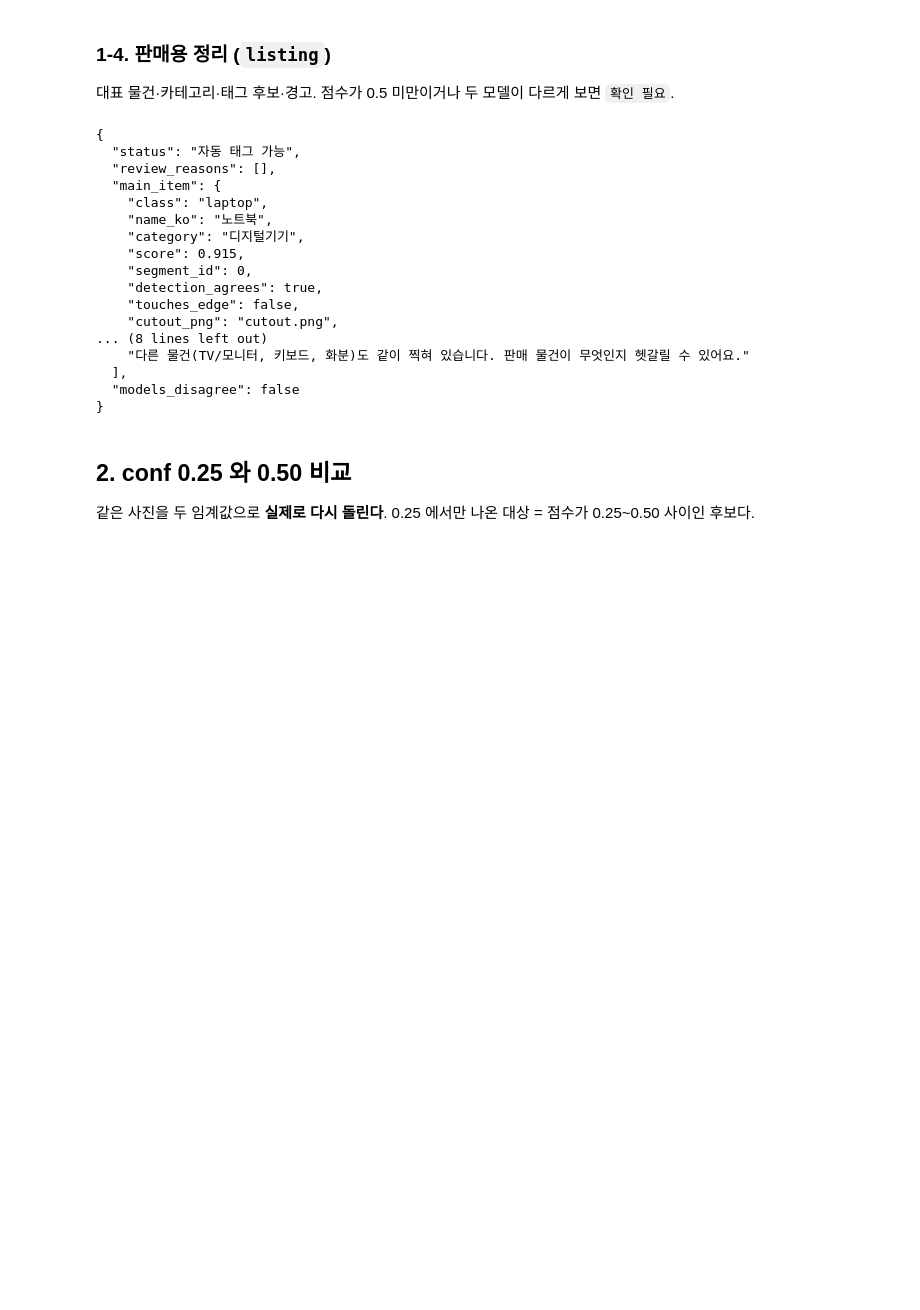
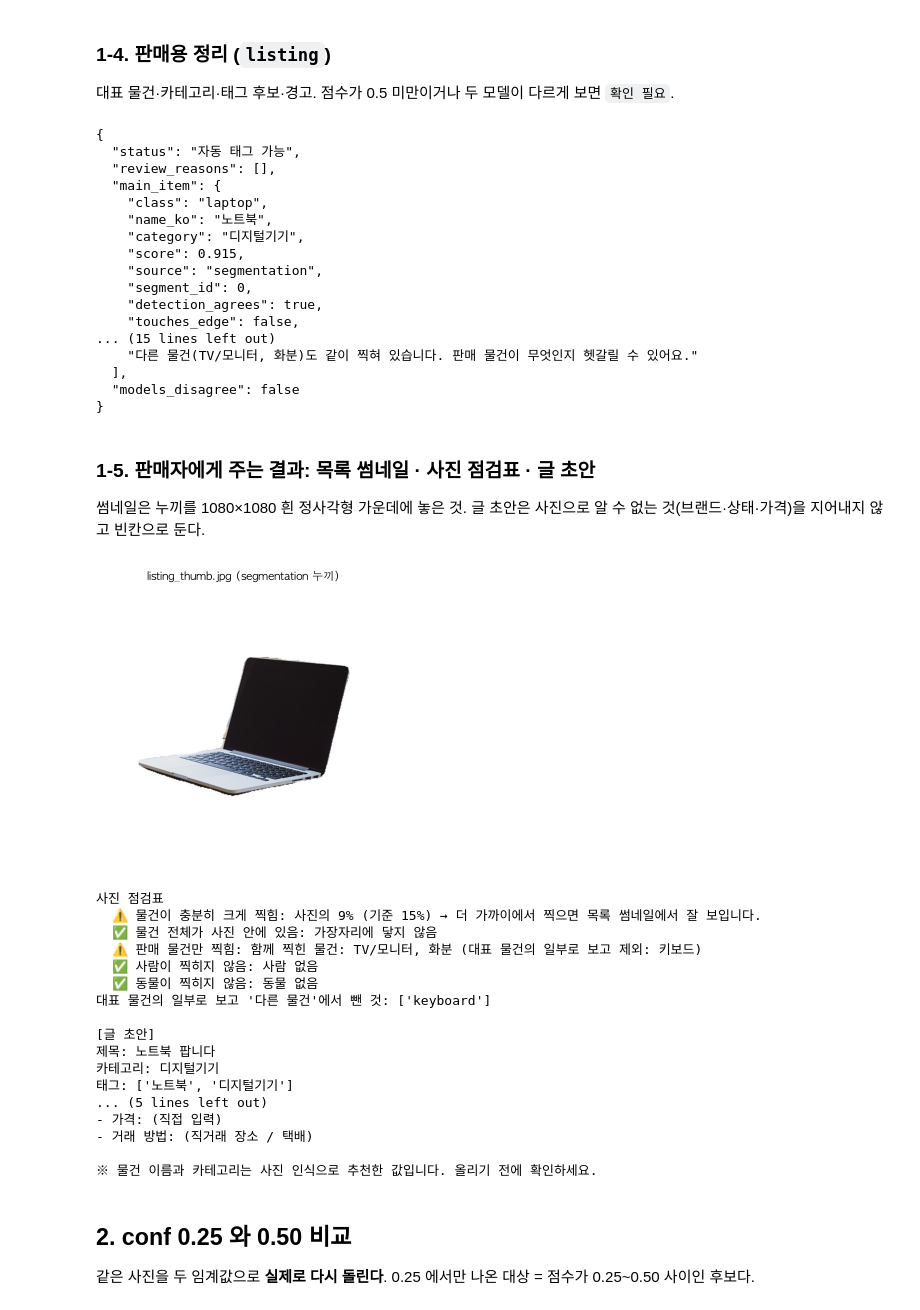
Before and after one commit to maidysound-netizen/ai-image-practice, a Jupyter notebook: demo.ipynb, the cells around one changed output. Cells and saved outputs as stored; diff of their text form; code cells hidden in the pictures; blank space fills up the shorter version.

```diff
--- a/demo.ipynb
+++ b/demo.ipynb
@@ -136,7 +137,7 @@ show(row)
 ### 1-4. 판매용 정리 (`listing`)
 대표 물건·카테고리·태그 후보·경고. 점수가 0.5 미만이거나 두 모델이 다르게 보면 `확인 필요`.
 # %%
-print(json.dumps(listing, ensure_ascii=False, indent=2))
+print(json.dumps({k: v for k, v in listing.items() if k not in ("draft", "checks")}, ensure_ascii=False, indent=2))
 # %% [output]
 {
   "status": "자동 태그 가능",
@@ -146,15 +147,56 @@ print(json.dumps(listing, ensure_ascii=False, indent=2))
     "name_ko": "노트북",
     "category": "디지털기기",
     "score": 0.915,
+    "source": "segmentation",
     "segment_id": 0,
     "detection_agrees": true,
     "touches_edge": false,
-    "cutout_png": "cutout.png",
-... (8 lines left out)
-    "다른 물건(TV/모니터, 키보드, 화분)도 같이 찍혀 있습니다. 판매 물건이 무엇인지 헷갈릴 수 있어요."
+... (15 lines left out)
+    "다른 물건(TV/모니터, 화분)도 같이 찍혀 있습니다. 판매 물건이 무엇인지 헷갈릴 수 있어요."
   ],
   "models_disagree": false
 }
+# %% [markdown]
+### 1-5. 판매자에게 주는 결과: 목록 썸네일 · 사진 점검표 · 글 초안
+썸네일은 누끼를 1080×1080 흰 정사각형 가운데에 놓은 것. 글 초안은 사진으로 알 수 없는 것(브랜드·상태·가격)을 지어내지 않고 빈칸으로 둔다.
+# %%
+row = []
+if listing["listing_thumb"]:
+    row.append((out / "listing_thumb.jpg", f"listing_thumb.jpg ({listing['listing_thumb_source']})"))
+if listing["privacy_safe"]:
+    row.append((out / "privacy_safe.jpg", "privacy_safe.jpg (사람 흐림)"))
+if row:
+    show(row)
+mark = {True: "✅", False: "⚠️", None: "❓"}
+print("사진 점검표")
+for c in listing["checks"]:
+    print(f"  {mark[c['ok']]} {c['item']}: {c['detail']}")
+if listing["parts_of_main"]:
+    print("대표 물건의 일부로 보고 '다른 물건'에서 뺀 것:", listing["parts_of_main"])
+d = listing["draft"]
+if d:
+    print("\n[글 초안]\n제목:", d["title"], "\n카테고리:", d["category"], "\n태그:", d["tags"])
+    print(d["body"])
+    print("\n※", d["note"])
+# %% [output]
+[figure, added]
+사진 점검표
+  ⚠️ 물건이 충분히 크게 찍힘: 사진의 9% (기준 15%) → 더 가까이에서 찍으면 목록 썸네일에서 잘 보입니다.
+  ✅ 물건 전체가 사진 안에 있음: 가장자리에 닿지 않음
+  ⚠️ 판매 물건만 찍힘: 함께 찍힌 물건: TV/모니터, 화분 (대표 물건의 일부로 보고 제외: 키보드)
+  ✅ 사람이 찍히지 않음: 사람 없음
+  ✅ 동물이 찍히지 않음: 동물 없음
+대표 물건의 일부로 보고 '다른 물건'에서 뺀 것: ['keyboard']
+
+[글 초안]
+제목: 노트북 팝니다
+카테고리: 디지털기기
+태그: ['노트북', '디지털기기']
+... (5 lines left out)
+- 가격: (직접 입력)
+- 거래 방법: (직거래 장소 / 택배)
+
+※ 물건 이름과 카테고리는 사진 인식으로 추천한 값입니다. 올리기 전에 확인하세요.
 # %% [markdown]
 ## 2. conf 0.25 와 0.50 비교
 같은 사진을 두 임계값으로 **실제로 다시 돌린다**. 0.25 에서만 나온 대상 = 점수가 0.25~0.50 사이인 후보다.
```
Also changed, not shown: parts of 2 cells of this notebook, 23 other files.
